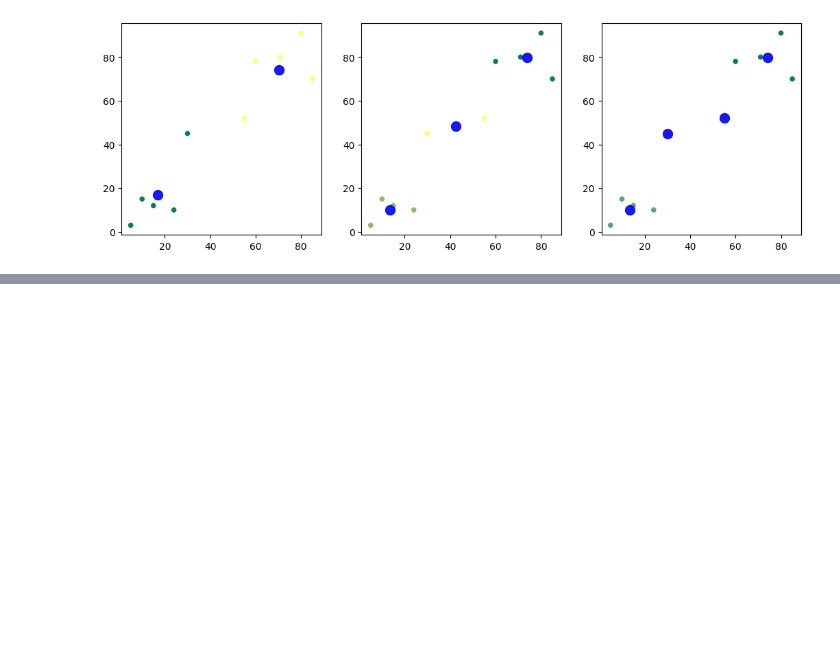
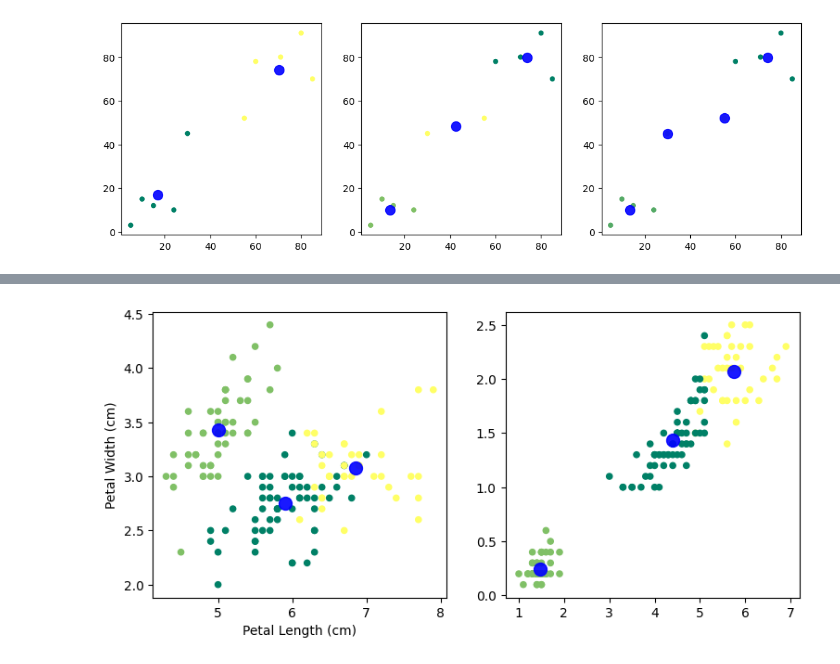
Before and after one commit to M4yd3/uni-ai, a Jupyter notebook: Marchenko_S_Workbook8.ipynb, the cells around one changed output, grey strips where cells are left out. Drawn from its saved outputs; the diff is of its cells as text; code cells hidden in the pictures; blank space fills up the shorter version.

```diff
--- a/Marchenko_S_Workbook8.ipynb
+++ b/Marchenko_S_Workbook8.ipynb
@@ -35,0 +39,26 @@ plt.show()
+# %%
+from matplotlib import pyplot as plt
+from sklearn.cluster import KMeans
+from sklearn.datasets import load_iris
+
+iris = load_iris()
+
+kmeans = KMeans(n_clusters=3, random_state=0)
+clusters = kmeans.fit_predict(iris.data)
+
+_, ax = plt.subplots(1, 2, figsize=(9, 4))
+centers = kmeans.cluster_centers_.reshape(3, 4)
+
+ax[0].scatter(iris.data[:, 0], iris.data[:, 1], c=clusters, s=20, cmap='summer')
+ax[0].scatter(centers[:, 0], centers[:, 1], c='blue', s=100, alpha=0.9)
+ax[0].set_xlabel('Sepal Length (cm)')
+ax[0].set_ylabel('Sepal Width (cm)')
+
+ax[1].scatter(iris.data[:, 2], iris.data[:, 3], c=clusters, s=20, cmap='summer')
+ax[1].scatter(centers[:, 2], centers[:, 3], c='blue', s=100, alpha=0.9)
+ax[0].set_xlabel('Petal Length (cm)')
+ax[0].set_ylabel('Petal Width (cm)')
+
+plt.show()
+# %% [output]
+[figure, added]
```
Also changed, not shown: parts of 1 cell of this notebook.
